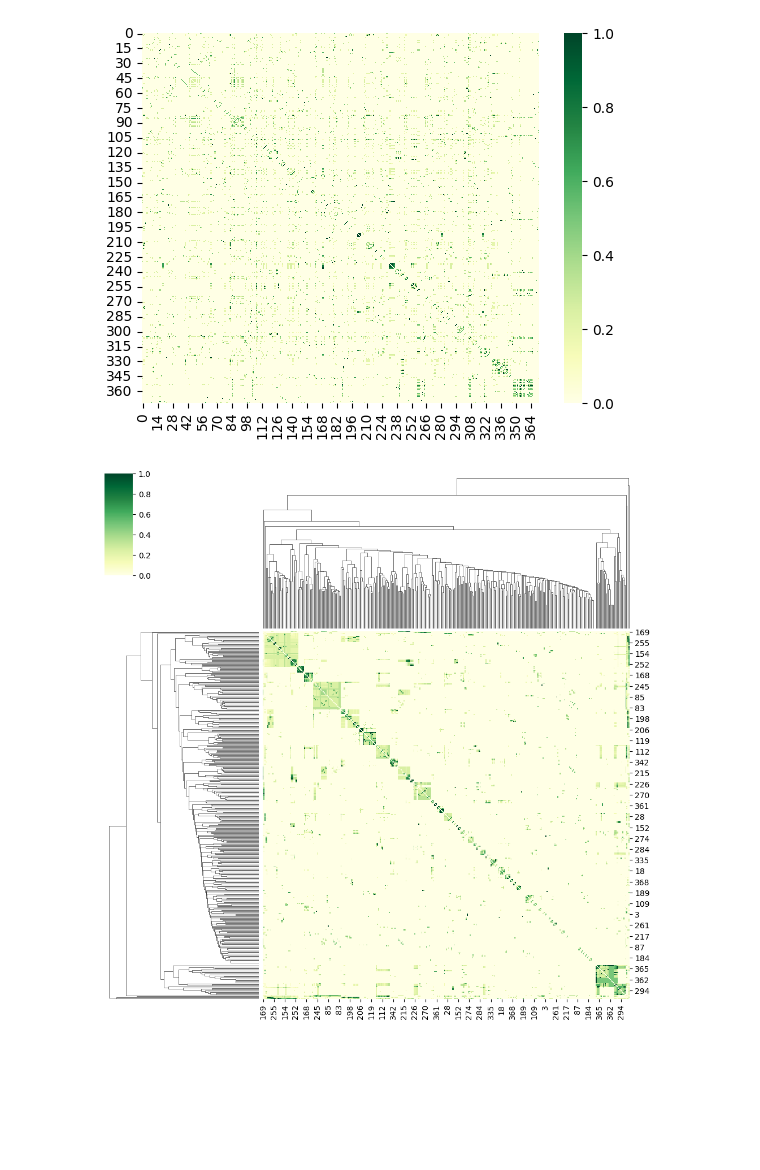
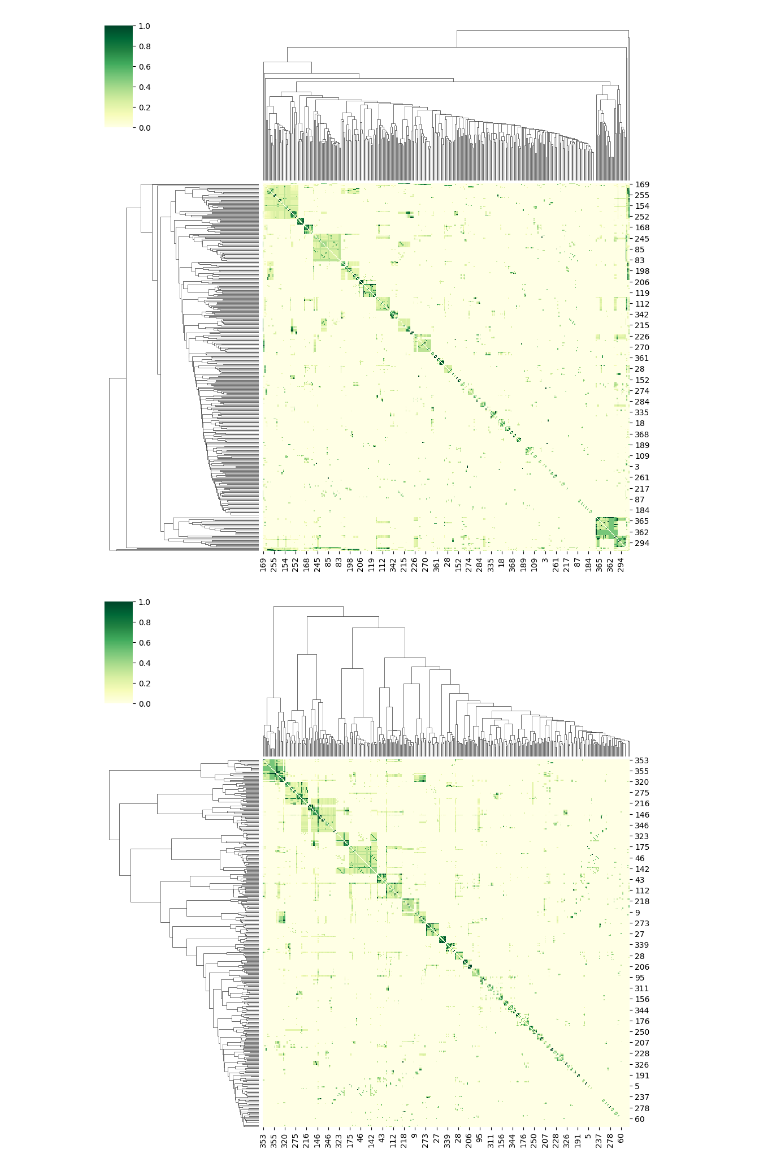
Before and after one commit to skelysium/metabolism-clustering, a Jupyter notebook: project_code.ipynb, the cells around one changed output. Cells and saved outputs as stored; diff of their text form; code cells hidden in the pictures; blank space fills up the shorter version.

Commit message:
done with main dendrogram/overlap matrix plot (for biochemically + topologically reduced network). added other linkage methods than the one the paper uses for potentially better alternatives

```diff
--- a/project_code.ipynb
+++ b/project_code.ipynb
@@ -354,16 +354,19 @@ def overlap(connect):
 # %%
 ovpR_ECC2 = pd.read_csv(Path('overlap_matrices/ECC2/ECC2_reduced.csv')).to_numpy()[:,1:]
 
 for i in np.arange(len(ovpR_ECC2[:,0])):
     ovpR_ECC2[i,i] = 0
 
 sea.heatmap(ovpR_ECC2,cmap='YlGn')
 plt.show()
-
-sea.clustermap(ovpR_ECC2,cmap='YlGn',dendrogram_ratio=(.3))
+sea.clustermap(ovpR_ECC2,method="average",cmap='YlGn',dendrogram_ratio=(.3))  # the one used by the paper (UMPGA)
+plt.show()
+sea.clustermap(ovpR_ECC2,method="ward",cmap='YlGn',dendrogram_ratio=(.3)) # alternative method (ward)
 plt.show()
 
-# NOTE: LIKELY NEED TO CONVERT OUR OVERLAP MATRICES (SIMILARLITY MATRICES) TO DISTANCE MATRICES
+# doesn't ward look much more separable? maybe should use that?
+
+# need the biochemical classes per substrate to compare with clusters. no idea how to get that!!!
 # %% [output]
-[figure, old version]
+[figure, new version]
-[figure, old version]
+[figure, new version]
```
Also changed, not shown: parts of 1 cell of this notebook.
